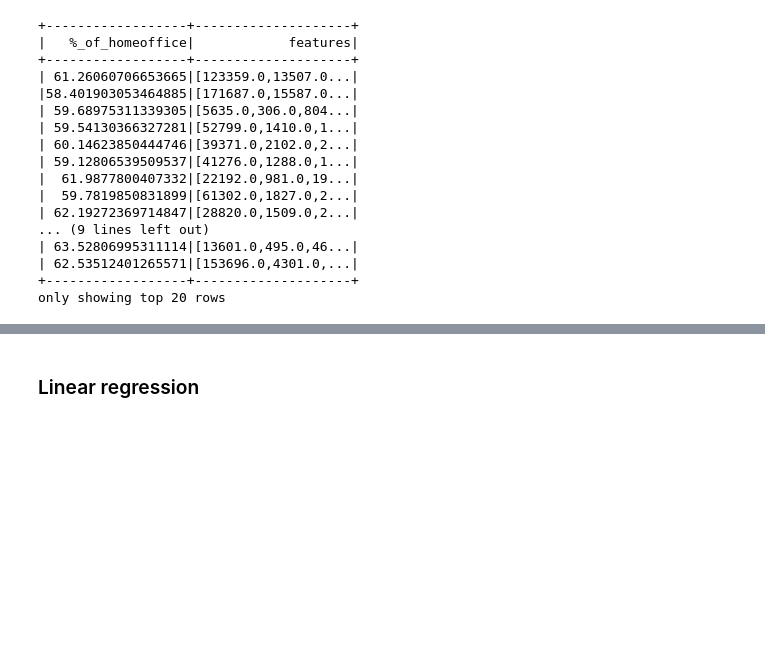
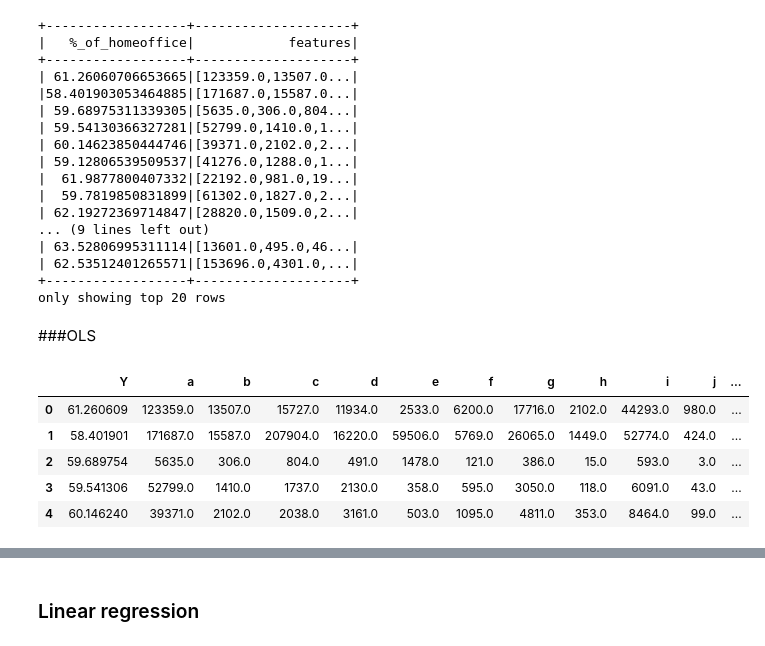
Before and after one commit to Davidguzley/Movilidad-Chile, a Jupyter notebook: Codigo/Modeling/SparkML.ipynb, the cells around one changed output, grey strips where cells are left out. Drawn from its saved outputs; the diff is of its cells as text; code cells hidden in the pictures; blank space fills up the shorter version.

```diff
--- a/Codigo/Modeling/SparkML.ipynb
+++ b/Codigo/Modeling/SparkML.ipynb
@@ -237,3 +237,21 @@ finalised_data.show()
 | 62.53512401265571|[153696.0,4301.0,...|
 +------------------+--------------------+
 only showing top 20 rows
+# %% [markdown]
+###OLS
+# %%
+import pandas as pd
+import numpy as np
+df1 = pd.read_csv('final.csv')
+data = df1.replace(' -', 0)
+data3 = data.drop(["Unnamed: 0"], axis=1)
+data4 = np.asarray(data3).astype(np.float32)
+df = pd.DataFrame(data4, columns = ['Y','a','b','c','d','e','f','g','h','i','j','k','l','m','n','o','p','q','r'])
+df.head()
+# %% [output]
+|  | Y | a | b | c | d | e | f | g | h | i | j | ... |
+| 0 | 61.260609 | 123359.0 | 13507.0 | 15727.0 | 11934.0 | 2533.0 | 6200.0 | 17716.0 | 2102.0 | 44293.0 | 980.0 | ... |
+| 1 | 58.401901 | 171687.0 | 15587.0 | 207904.0 | 16220.0 | 59506.0 | 5769.0 | 26065.0 | 1449.0 | 52774.0 | 424.0 | ... |
+| 2 | 59.689754 | 5635.0 | 306.0 | 804.0 | 491.0 | 1478.0 | 121.0 | 386.0 | 15.0 | 593.0 | 3.0 | ... |
+| 3 | 59.541306 | 52799.0 | 1410.0 | 1737.0 | 2130.0 | 358.0 | 595.0 | 3050.0 | 118.0 | 6091.0 | 43.0 | ... |
+| 4 | 60.146240 | 39371.0 | 2102.0 | 2038.0 | 3161.0 | 503.0 | 1095.0 | 4811.0 | 353.0 | 8464.0 | 99.0 | ... |
```
Also changed, not shown: parts of 21 cells of this notebook.
